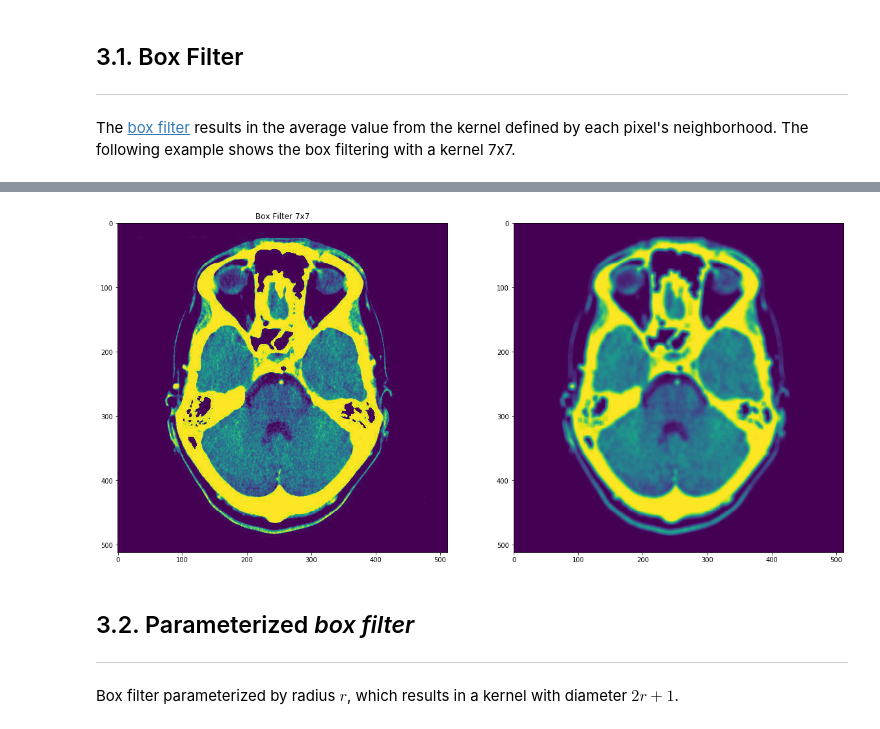
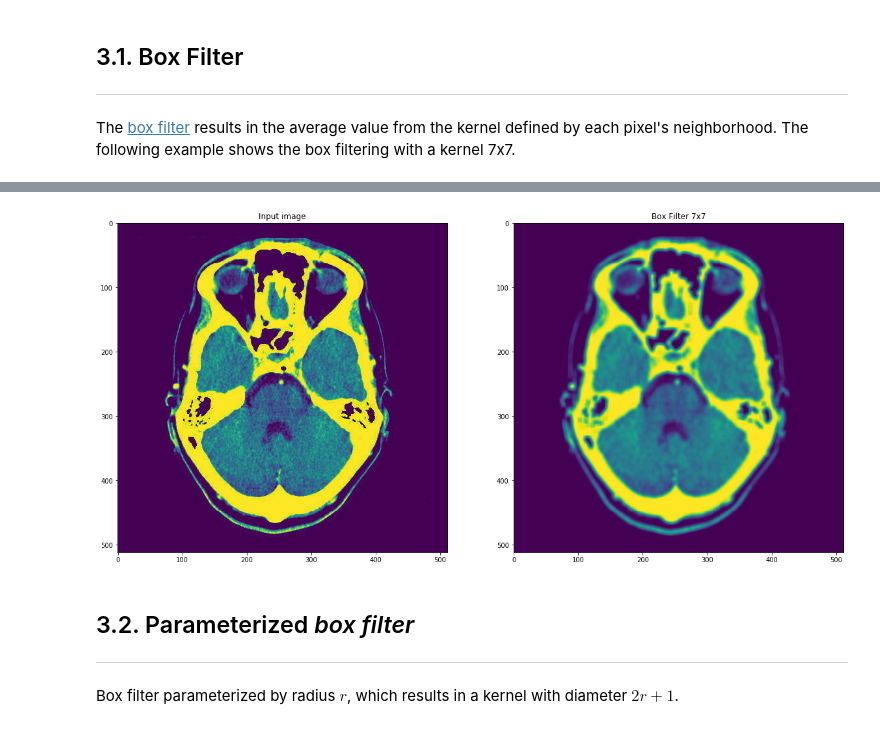
Before and after one commit to diegoinacio/computer-vision-notebooks, a Jupyter notebook: High-Performance-Computing/_basics_Numba.ipynb, the cells around one changed output, grey strips where cells are left out. Drawn from its saved outputs; the diff is of its cells as text; code cells hidden in the pictures.

```diff
--- a/High-Performance-Computing/_basics_Numba.ipynb
+++ b/High-Performance-Computing/_basics_Numba.ipynb
@@ -287,14 +287,14 @@ Wall time: 232 ms
 # %%
 fig, (axA, axB) = plt.subplots(1, 2, figsize=(20, 10))
 # Plot images
 axA.imshow(M)
 axA.set_title('Input image')
 axB.imshow(Mb)
-axA.set_title('Box Filter 7x7')
+axB.set_title('Box Filter 7x7')
 
 plt.show()
 # %% [output]
-[figure, old version]
+[figure, new version]
 # %% [markdown]
 ## 3.2. Parameterized *box filter*
 ---
```
Also changed, not shown: parts of 7 cells of this notebook.
